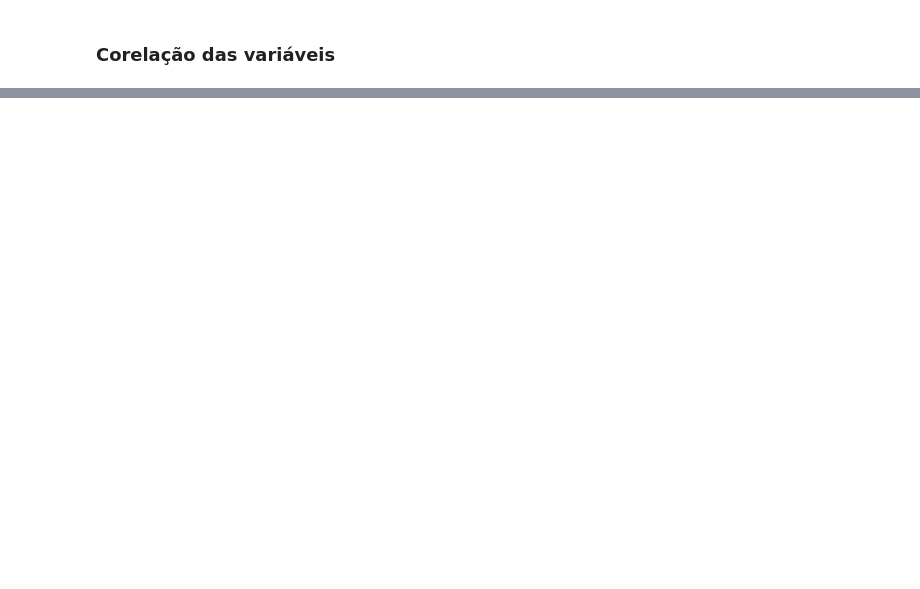
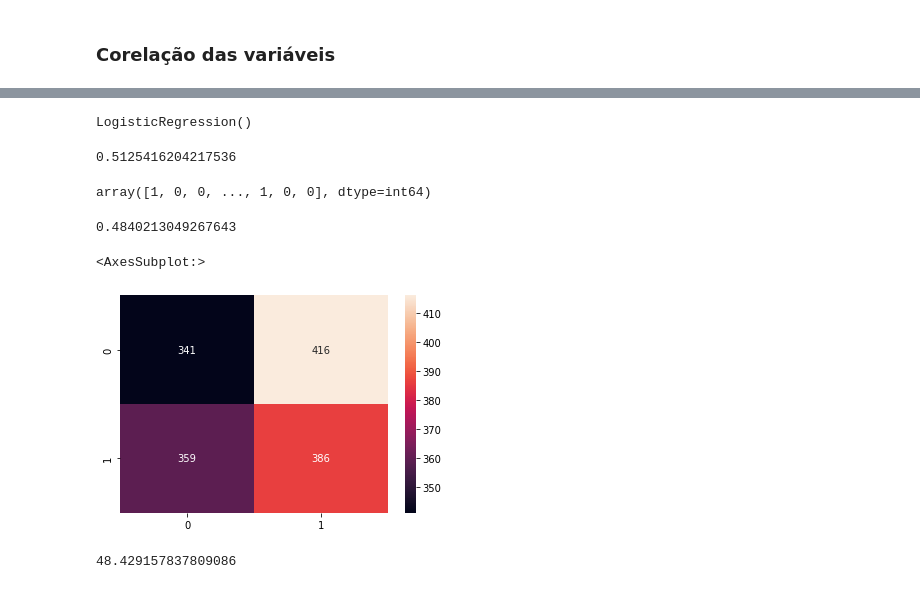
Before and after one commit to MarcalFilosofo/Marketing-Segmentado, a Jupyter notebook: kpis.ipynb, the cells around one changed output, grey strips where cells are left out. Saved outputs shown, nothing was run; the diff lists cells and outputs as text; code cells hidden in the pictures; blank space fills up the shorter version.

```diff
--- a/kpis.ipynb
+++ b/kpis.ipynb
@@ -274,0 +326,10 @@ sns.heatmap(scaled_orders.corr())
+# %%
+from sklearn.linear_model import LogisticRegression
+from sklearn.model_selection import train_test_split
+
+X = scaled_orders.drop('target', axis=1).values
+Y = scaled_orders['target'].values
+
+X_treino, X_teste, Y_treino, Y_teste = train_test_split(X, Y, test_size=0.25, random_state=0)
+
+X_treino, X_teste, Y_treino, Y_teste
@@ -274,0 +354,34 @@ sns.heatmap(scaled_orders.corr())
+# %%
+modelo = LogisticRegression()
+modelo.fit(X_treino, Y_treino)
+# %% [output]
+LogisticRegression()
+# %%
+score_treino = modelo.score(X_treino, Y_treino)
+score_treino
+# %% [output]
+0.5125416204217536
+# %%
+Y_previsto = modelo.predict(X_teste)
+Y_previsto
+# %% [output]
+array([1, 0, 0, ..., 1, 0, 0], dtype=int64)
+# %%
+score_teste = modelo.score(X_teste, Y_teste)
+score_teste
+# %% [output]
+0.4840213049267643
+# %%
+from sklearn.metrics import confusion_matrix
+cm = confusion_matrix(Y_teste, Y_previsto)
+sns.heatmap(cm,annot=True, fmt="d")
+# %% [output]
+<AxesSubplot:>
+[figure, added]
+# %%
+from sklearn.metrics import roc_curve, roc_auc_score, auc
+fpr, tpr, _ = roc_curve(Y_teste, Y_previsto)
+roc_auc = auc(fpr, tpr) * 100
+roc_auc
+# %% [output]
+48.429157837809086
```
Also changed, not shown: parts of 11 cells of this notebook, 12 other files.
